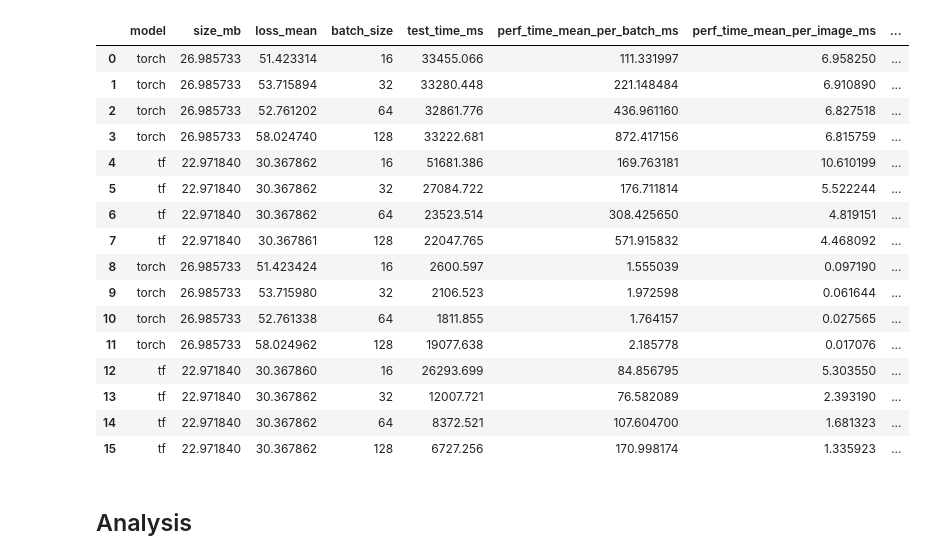
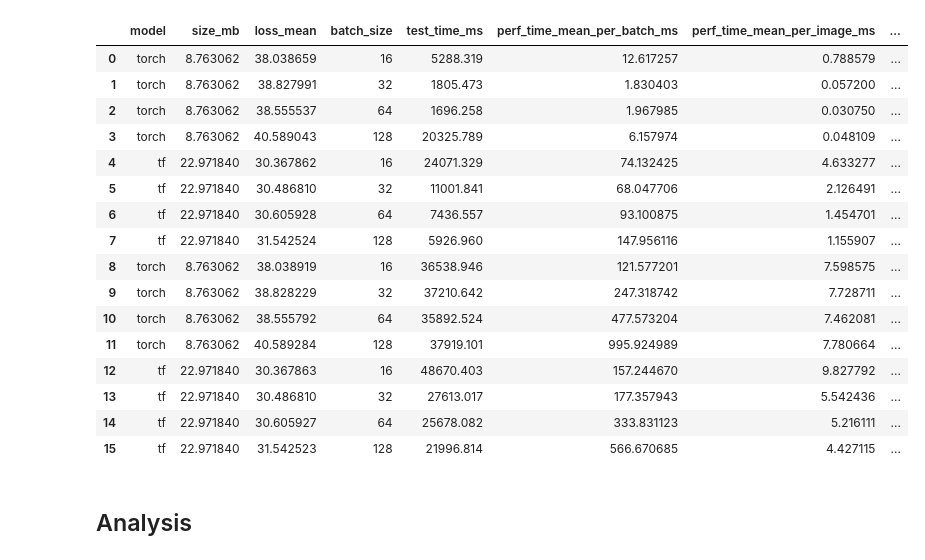
Before and after one commit to Keviinplz/astro-delight, a Jupyter notebook: benchmarks.ipynb, the cells around one changed output. Saved outputs shown, nothing was run; the diff lists cells and outputs as text; code cells hidden in the pictures.

Commit message:
fix (DelightPt): Added evaluation fixes

```diff
--- a/benchmarks.ipynb
+++ b/benchmarks.ipynb
@@ -1,8 +1,13 @@
 # %%
+%load_ext autoreload
+%autoreload 2
+
 import time
+import json
 import os
 from typing import cast, Literal, TypedDict, Any
 from datetime import datetime
+from multiprocessing import Process, Queue
 
 import torch
 import tensorflow as tf
@@ -31,8 +36,18 @@ PARAMS_DFCOLUMNS_MAPPING = {
     "batch_size": "config/batch_size",
     "lr": "config/lr",
 }
+DELIGHT_PAPER_PARAMS = {
+    "nconv1": 52,
+    "nconv2": 57,
+    "nconv3": 41,
+    "ndense": 685,
+    "dropout": 0.06,
+    "epochs": 50,
+    "batch_size": 40,
+    "lr": 0.0014,
+}
 TEST_COORDS_FILENAME = "testcoords.csv"
-TORCH_MODEL_WEIGHTS_PATH = os.path.join(os.getcwd(), "weights", "torch_delight.pt")
+WEIGHTS_PATH = os.path.join(os.getcwd(), "weights")
 
 AVAILABLES_GPU = tf.config.list_physical_devices('GPU')
 assert torch.cuda.is_available() is True, "Pytorch: No cuda detected"
@@ -40,4 +55,3 @@ assert len(AVAILABLES_GPU) == 1, "Tensorflow: No GPU Devices where found: {}".fo
 
 tf.config.set_visible_devices(AVAILABLES_GPU[0], 'GPU')
 tnp.experimental_enable_numpy_behavior()  # type: ignore
-CUDA_VISIBLE_DEVICES = "GPU-cd98a830-5553-9801-ae0d-79a7c0a32141"
@@ -186,3 +289,2 @@ df_best_params = df.sort_values(by="val_loss").iloc[0, :].to_dict()
 # %%
-df = pd.read_csv(os.path.join(SOURCE, TEST_COORDS_FILENAME)) # type: ignore
-model_tf = tf.keras.models.load_model(os.path.join(os.getcwd(), "weights", "DELIGHT_v1.h5"))
+model_tf = tf.keras.models.load_model(os.path.join(os.getcwd(), "weights", "DelightTf", "DELIGHT_v1.h5"))
@@ -189,27 +306,7 @@ model_tf = tf.keras.models.load_model(os.path.join(os.getcwd(), "weights", "DELI
-# %%
-params = cast(HyperParameters, { key: df_best_params[value] for key, value in PARAMS_DFCOLUMNS_MAPPING.items() })
-options = DelightDatasetOptions(
-    source=SOURCE,
-    n_levels=5,
-    fold=0,
-    mask=False,
-    object=True,
-    rot=True,
-    flip=True
-)
-
-if not os.path.exists(TORCH_MODEL_WEIGHTS_PATH):
-    model_torch = train_delight_cnn_model(params, options)
-    torch.save(model_torch.state_dict(), TORCH_MODEL_WEIGHTS_PATH) # type: ignore
-else:
-    model_torch = DelightCnn(get_delight_cnn_parameters(params, options))
-    model_torch.load_state_dict(torch.load(TORCH_MODEL_WEIGHTS_PATH)) # type: ignore
-
-test_dataset = DelightDataset(options=options, datatype=DelightDatasetType.TEST)
 # %%
 batch_sizes = [16, 32, 64, 128]
-devices: list[Literal["cpu"] | Literal["cuda"]] = ["cpu", "cuda"]
-models = [model_torch, model_tf]
+devices = ["cuda", "cpu"]
+models = [model_torch, model_tf]# [model_tf, model_torch]
 results: list[BenchmarkResult] = []
 for device in devices:
     for model in models:
@@ -256,19 +354,19 @@ Test for tf with batch_size=128 and device='cuda' finished taking dt=6727.256 ms
 |  | model | size_mb | loss_mean | batch_size | test_time_ms | perf_time_mean_per_batch_ms | perf_time_mean_per_image_ms | ... |
-| 0 | torch | 26.985733 | 51.423314 | 16 | 33455.066 | 111.331997 | 6.958250 | ... |
-| 1 | torch | 26.985733 | 53.715894 | 32 | 33280.448 | 221.148484 | 6.910890 | ... |
-| 2 | torch | 26.985733 | 52.761202 | 64 | 32861.776 | 436.961160 | 6.827518 | ... |
-| 3 | torch | 26.985733 | 58.024740 | 128 | 33222.681 | 872.417156 | 6.815759 | ... |
-| 4 | tf | 22.971840 | 30.367862 | 16 | 51681.386 | 169.763181 | 10.610199 | ... |
-| 5 | tf | 22.971840 | 30.367862 | 32 | 27084.722 | 176.711814 | 5.522244 | ... |
-| 6 | tf | 22.971840 | 30.367862 | 64 | 23523.514 | 308.425650 | 4.819151 | ... |
-| 7 | tf | 22.971840 | 30.367861 | 128 | 22047.765 | 571.915832 | 4.468092 | ... |
-| 8 | torch | 26.985733 | 51.423424 | 16 | 2600.597 | 1.555039 | 0.097190 | ... |
-| 9 | torch | 26.985733 | 53.715980 | 32 | 2106.523 | 1.972598 | 0.061644 | ... |
-| 10 | torch | 26.985733 | 52.761338 | 64 | 1811.855 | 1.764157 | 0.027565 | ... |
-| 11 | torch | 26.985733 | 58.024962 | 128 | 19077.638 | 2.185778 | 0.017076 | ... |
-| 12 | tf | 22.971840 | 30.367860 | 16 | 26293.699 | 84.856795 | 5.303550 | ... |
-| 13 | tf | 22.971840 | 30.367862 | 32 | 12007.721 | 76.582089 | 2.393190 | ... |
-| 14 | tf | 22.971840 | 30.367862 | 64 | 8372.521 | 107.604700 | 1.681323 | ... |
-| 15 | tf | 22.971840 | 30.367862 | 128 | 6727.256 | 170.998174 | 1.335923 | ... |
+| 0 | torch | 8.763062 | 38.038659 | 16 | 5288.319 | 12.617257 | 0.788579 | ... |
+| 1 | torch | 8.763062 | 38.827991 | 32 | 1805.473 | 1.830403 | 0.057200 | ... |
+| 2 | torch | 8.763062 | 38.555537 | 64 | 1696.258 | 1.967985 | 0.030750 | ... |
+| 3 | torch | 8.763062 | 40.589043 | 128 | 20325.789 | 6.157974 | 0.048109 | ... |
+| 4 | tf | 22.971840 | 30.367862 | 16 | 24071.329 | 74.132425 | 4.633277 | ... |
+| 5 | tf | 22.971840 | 30.486810 | 32 | 11001.841 | 68.047706 | 2.126491 | ... |
+| 6 | tf | 22.971840 | 30.605928 | 64 | 7436.557 | 93.100875 | 1.454701 | ... |
+| 7 | tf | 22.971840 | 31.542524 | 128 | 5926.960 | 147.956116 | 1.155907 | ... |
+| 8 | torch | 8.763062 | 38.038919 | 16 | 36538.946 | 121.577201 | 7.598575 | ... |
+| 9 | torch | 8.763062 | 38.828229 | 32 | 37210.642 | 247.318742 | 7.728711 | ... |
+| 10 | torch | 8.763062 | 38.555792 | 64 | 35892.524 | 477.573204 | 7.462081 | ... |
+| 11 | torch | 8.763062 | 40.589284 | 128 | 37919.101 | 995.924989 | 7.780664 | ... |
+| 12 | tf | 22.971840 | 30.367863 | 16 | 48670.403 | 157.244670 | 9.827792 | ... |
+| 13 | tf | 22.971840 | 30.486810 | 32 | 27613.017 | 177.357943 | 5.542436 | ... |
+| 14 | tf | 22.971840 | 30.605927 | 64 | 25678.082 | 333.831123 | 5.216111 | ... |
+| 15 | tf | 22.971840 | 31.542523 | 128 | 21996.814 | 566.670685 | 4.427115 | ... |
 # %%
 os.makedirs("benchmarks", exist_ok=True)
```
Also changed, not shown: parts of 15 cells of this notebook, 3 other files.
